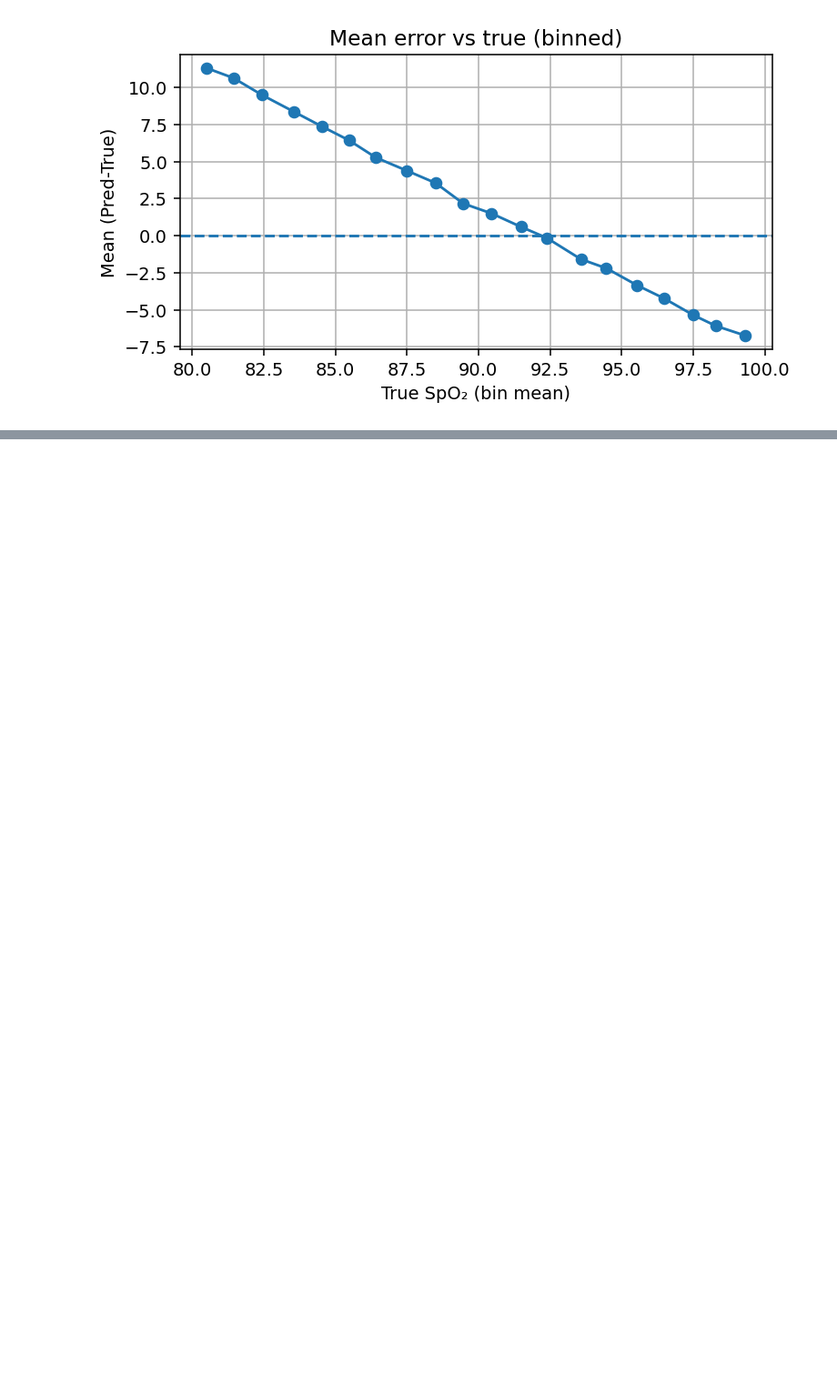
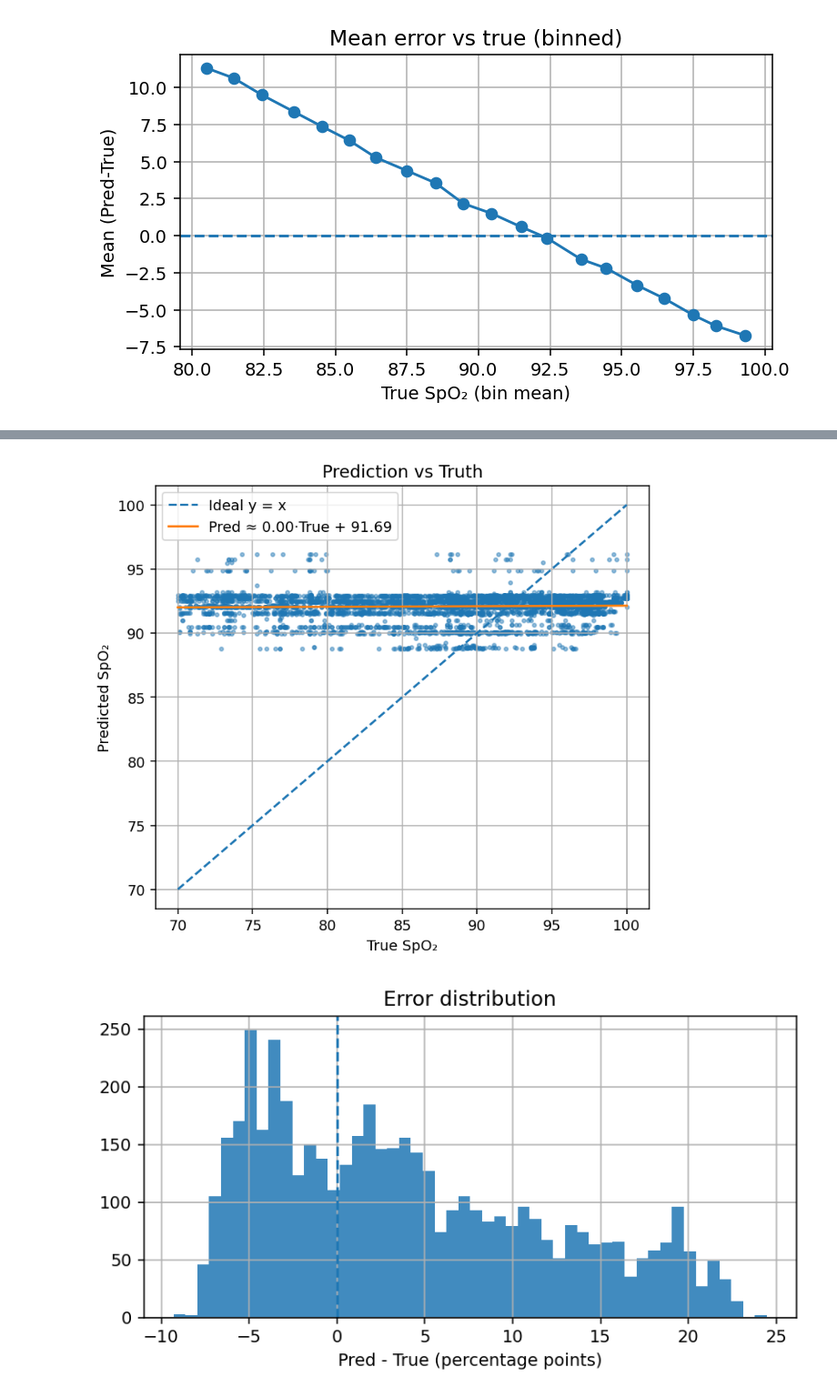
Before and after one commit to 1111katy/blood-oxygen-model, a Jupyter notebook: notebooks/model.ipynb, the cells around one changed output, grey strips where cells are left out. Shown at 91% size. Saved outputs shown, nothing was run; the diff lists cells and outputs as text; code cells hidden in the pictures; blank space fills up the shorter version.

```diff
--- a/notebooks/model.ipynb
+++ b/notebooks/model.ipynb
@@ -297,0 +407,71 @@ plt.title("Mean error vs true (binned)"); plt.show()
+# %%
+# === Prediction vs Truth: metrics + plots (corrected affine fit) ===
+import numpy as np
+import matplotlib.pyplot as plt
+from sklearn.metrics import r2_score
+
+# y_true, y_pred must already exist (1D arrays). This cell only evaluates/plots.
+y_true = np.asarray(y_true).ravel()
+y_pred = np.asarray(y_pred).ravel()
+
+# Clean NaN/Inf
+mask = np.isfinite(y_true) & np.isfinite(y_pred)
+y_true, y_pred = y_true[mask], y_pred[mask]
+
+# Errors (in percentage points)
+err = y_pred - y_true
+
+# 1) Global regression accuracy (against truth)
+mae  = np.mean(np.abs(err))                 # Mean Absolute Error
+arms = np.sqrt(np.mean(err**2))             # RMSE = A_rms
+r2   = r2_score(y_true, y_pred)             # Coefficient of determination
+
+print(f"MAE = {mae:.2f}%")
+print(f"A_rms (RMSE) = {arms:.2f}%   [FDA/ISO reflectance spec ≈ 3.5%]")
+print(f"R^2 = {r2:.3f}")
+
+# 2) Stratified accuracy by true SpO2 ranges (70–80 / 80–90 / 90–100)
+bins = [(70,80), (80,90), (90,100)]
+for lo, hi in bins:
+    # include 100 in the last bin
+    m2 = (y_true >= lo) & (y_true < hi if hi < 100 else y_true <= hi)
+    if np.any(m2):
+        e = y_pred[m2] - y_true[m2]
+        mae_i  = np.mean(np.abs(e))
+        arms_i = np.sqrt(np.mean(e**2))
+        right_bracket = ')' if hi < 100 else ']'
+        print(f"[{lo}-{hi}{right_bracket}  n={m2.sum():4d}  MAE={mae_i:.2f}%  A_rms={arms_i:.2f}%")
+
+# 3) Key points on the “accuracy within ±τ” curve
+for t in (1, 2, 3, 5):
+    acc_t = (np.abs(err) <= t).mean()
+    print(f"Accuracy within ±{t}pp = {acc_t*100:.1f}%")
+
+# 4) Plots
+# A) Prediction vs Truth scatter with ideal line and CORRECT affine fit
+plt.figure(figsize=(5.6, 5.0), dpi=140)
+plt.scatter(y_true, y_pred, s=6, alpha=0.45)
+x = np.linspace(np.min(y_true), np.max(y_true), 200)
+plt.plot(x, x, '--', label='Ideal y = x')
+
+# CORRECT orientation: fit y_pred on y_true (axes-aligned)
+B = np.vstack([np.ones_like(y_true), y_true]).T   # columns: [1, true]
+a, b = np.linalg.lstsq(B, y_pred, rcond=None)[0]
+plt.plot(x, a + b*x, label=f'Pred ≈ {b:.2f}·True + {a:.2f}')
+
+plt.xlabel("True SpO₂")
+plt.ylabel("Predicted SpO₂")
+plt.title("Prediction vs Truth")
+plt.legend()
+plt.tight_layout()
+plt.show()
+
+# B) Error histogram
+plt.figure(figsize=(6.0, 3.4), dpi=140)
+plt.hist(err, bins=50, alpha=0.85)
+plt.axvline(0.0, ls='--')
+plt.xlabel("Pred - True (percentage points)")
+plt.title("Error distribution")
+plt.tight_layout()
+plt.show()
+# %% [output]
@@ -297,0 +488,2 @@ plt.title("Mean error vs true (binned)"); plt.show()
+[figure, added]
+[figure, added]
```
Also changed, not shown: parts of 4 cells of this notebook.
